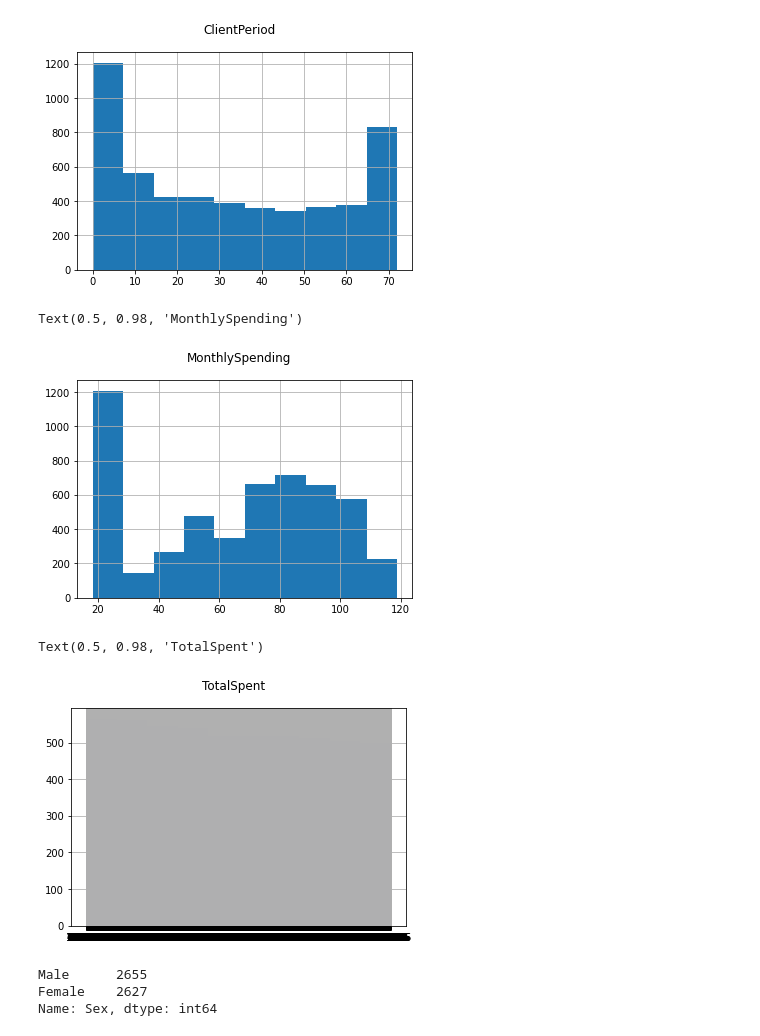
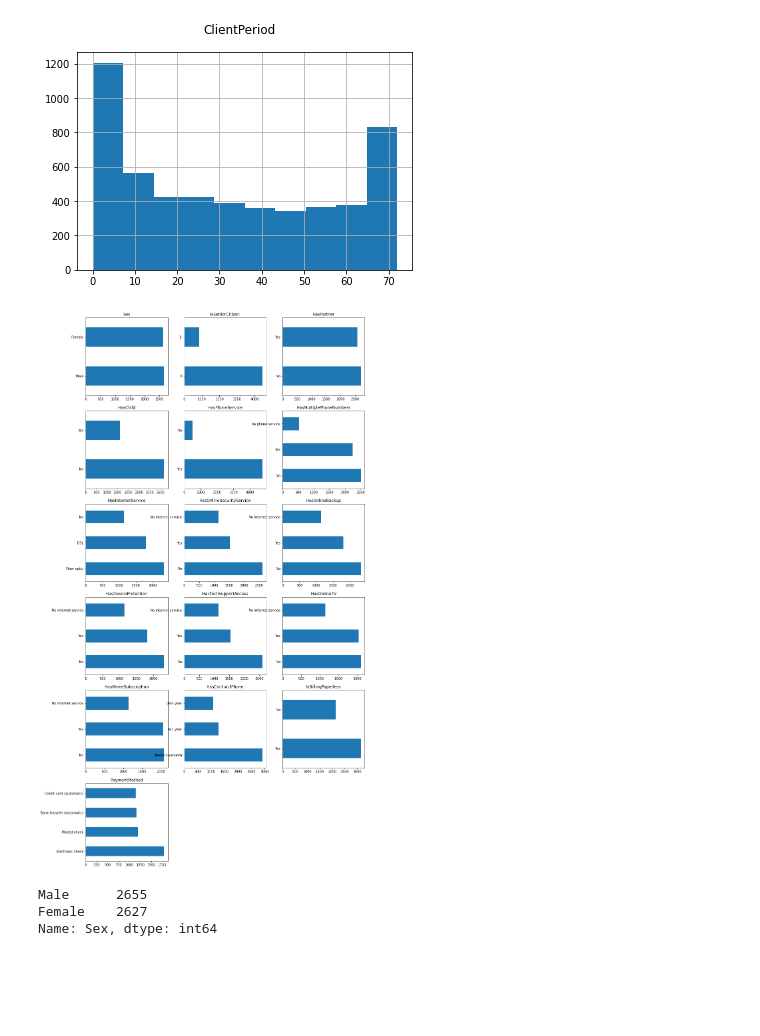
Before and after one commit to Buterbrod/Deep-Learning-School-2021, a Jupyter notebook: baseline.ipynb, the cells around one changed output. Saved outputs shown, nothing was run; the diff lists cells and outputs as text; code cells hidden in the pictures; blank space fills up the shorter version.

```diff
--- a/baseline.ipynb
+++ b/baseline.ipynb
@@ -340,22 +431,16 @@ fig.suptitle(column)
 # %% [output]
 Text(0.5, 0.98, 'ClientPeriod')
 [figure]
-# %%
-# Для численных признаков постройте гистограмму (plt.hist(...)) или boxplot (plt.boxplot(...)).
-column = 'MonthlySpending'
-h = data[column].hist()
-fig = h.get_figure()
-fig.suptitle(column)
-# %% [output]
-Text(0.5, 0.98, 'MonthlySpending')
-[figure, removed]
-# %%
-# Для численных признаков постройте гистограмму (plt.hist(...)) или boxplot (plt.boxplot(...)).
-column = 'TotalSpent'
-h = data[column].hist()
-fig = h.get_figure()
-fig.suptitle(column)
-# %% [output]
-Text(0.5, 0.98, 'TotalSpent')
-[figure, removed]
+# %%
+# Для категориальных признаков постройте гистограмму (plt.hist(...)) или boxplot (plt.boxplot(...)).
+f = plt.figure() # figsize=(9,16)
+for i, row, column, num_rows, num_columns in getRowColumn(range(len(cat_cols))):
+    if (i == 1): f.set_size_inches(num_columns * 5, num_rows * 5)
+    ax = f.add_subplot(num_rows, num_columns, i)
+    ax = data[cat_cols[i-1]].value_counts().plot(kind='barh')
+    ax.set_title(cat_cols[i-1])
+
+plt.show()
+# %% [output]
+[figure, added]
 # %%
```
Also changed, not shown: parts of 32 cells of this notebook.
